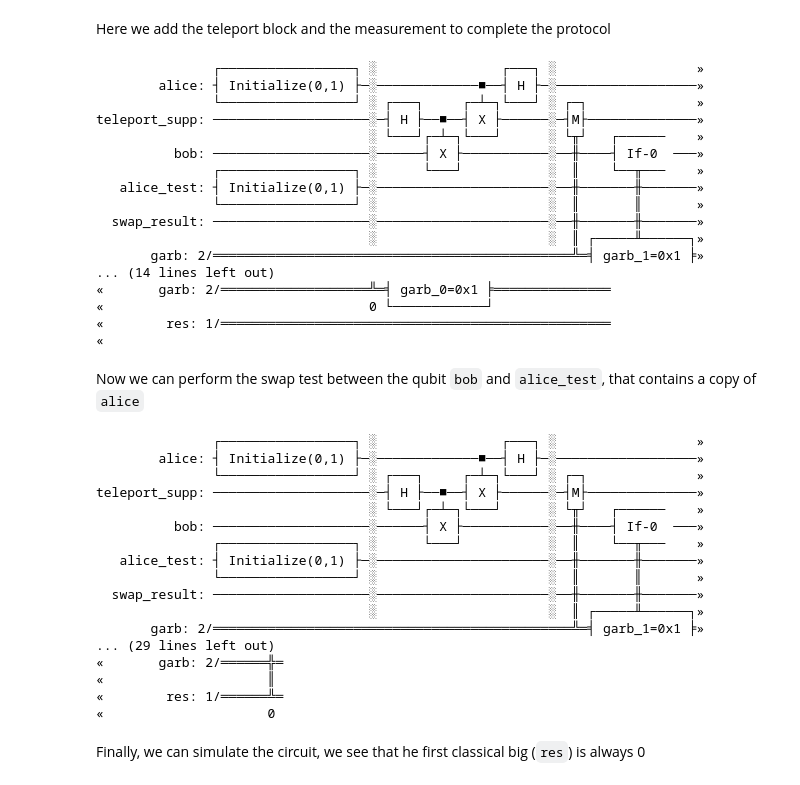
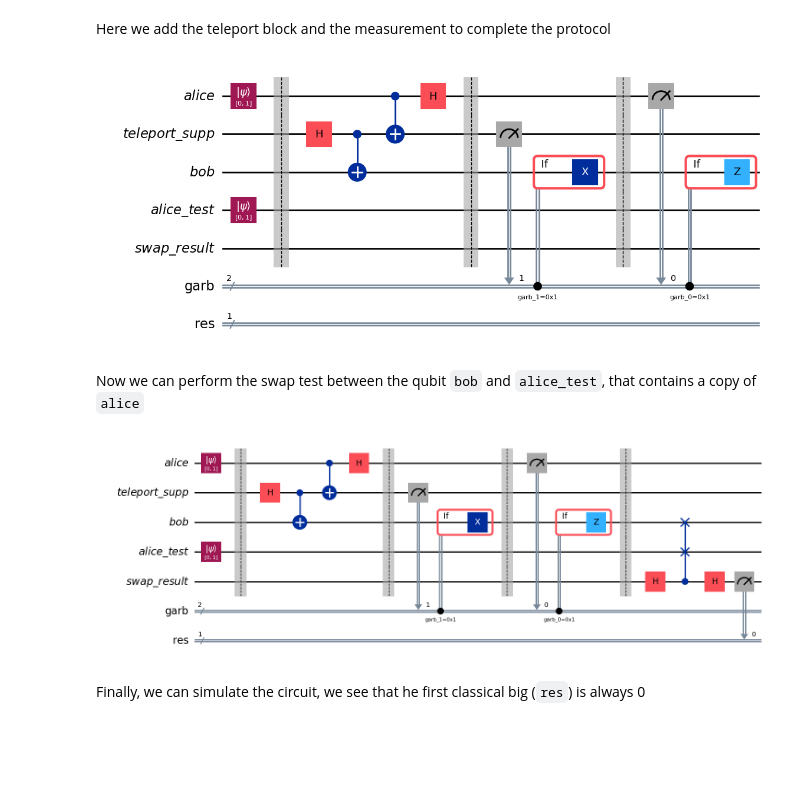
Before and after one commit to NicolaAssolini98/QuantumLab25, a Jupyter notebook: Lab1/SolutionLab1.ipynb, the cells around one changed output. Cells and saved outputs as stored; diff of their text form; code cells hidden in the pictures; blank space fills up the shorter version.

```diff
--- a/Lab1/SolutionLab1.ipynb
+++ b/Lab1/SolutionLab1.ipynb
@@ -317,49 +317,17 @@ Here we add the teleport block and the measurement to complete the protocol
 # %%
 qc.barrier()
 qc = teleport_circuit(qc, [a, tel_supp, b], garb)
-qc.draw()
+qc.draw('mpl')
 # %% [output]
-               ┌─────────────────┐ ░                ┌───┐ ░                  »
-        alice: ┤ Initialize(0,1) ├─░─────────────■──┤ H ├─░──────────────────»
-               └─────────────────┘ ░ ┌───┐     ┌─┴─┐└───┘ ░ ┌─┐              »
-teleport_supp: ────────────────────░─┤ H ├──■──┤ X ├──────░─┤M├──────────────»
-                                   ░ └───┘┌─┴─┐└───┘      ░ └╥┘   ┌──────    »
-          bob: ────────────────────░──────┤ X ├───────────░──╫────┤ If-0  ───»
-               ┌─────────────────┐ ░      └───┘           ░  ║    └──╥───    »
-   alice_test: ┤ Initialize(0,1) ├─░──────────────────────░──╫───────╫───────»
-               └─────────────────┘ ░                      ░  ║       ║       »
-  swap_result: ────────────────────░──────────────────────░──╫───────╫───────»
-                                   ░                      ░  ║ ┌─────╨──────┐»
-       garb: 2/══════════════════════════════════════════════╩═╡ garb_1=0x1 ╞»
-... (14 lines left out)
-«       garb: 2/═══════════════════╩═╡ garb_0=0x1 ╞═══════════════
-«                                  0 └────────────┘
-«        res: 1/══════════════════════════════════════════════════
-«
+[figure, added]
 # %% [markdown]
 Now we can perform the swap test between the qubit `bob` and `alice_test`, that contains a copy of `alice`
 # %%
 qc.barrier()
 qc = swap_circuit(qc, [swap_res, a_test, b], res)
-qc.draw()
+qc.draw('mpl')
 # %% [output]
-               ┌─────────────────┐ ░                ┌───┐ ░                  »
-        alice: ┤ Initialize(0,1) ├─░─────────────■──┤ H ├─░──────────────────»
-               └─────────────────┘ ░ ┌───┐     ┌─┴─┐└───┘ ░ ┌─┐              »
-teleport_supp: ────────────────────░─┤ H ├──■──┤ X ├──────░─┤M├──────────────»
-                                   ░ └───┘┌─┴─┐└───┘      ░ └╥┘   ┌──────    »
-          bob: ────────────────────░──────┤ X ├───────────░──╫────┤ If-0  ───»
-               ┌─────────────────┐ ░      └───┘           ░  ║    └──╥───    »
-   alice_test: ┤ Initialize(0,1) ├─░──────────────────────░──╫───────╫───────»
-               └─────────────────┘ ░                      ░  ║       ║       »
-  swap_result: ────────────────────░──────────────────────░──╫───────╫───────»
-                                   ░                      ░  ║ ┌─────╨──────┐»
-       garb: 2/══════════════════════════════════════════════╩═╡ garb_1=0x1 ╞»
-... (29 lines left out)
-«       garb: 2/══════╬═
-«                     ║
-«        res: 1/══════╩═
-«                     0
+[figure, added]
 # %% [markdown]
 Finally, we can simulate the circuit, we see that he first classical big (`res`) is always 0
 # %%
```
Also changed, not shown: parts of 4 cells of this notebook, 6 other files.
